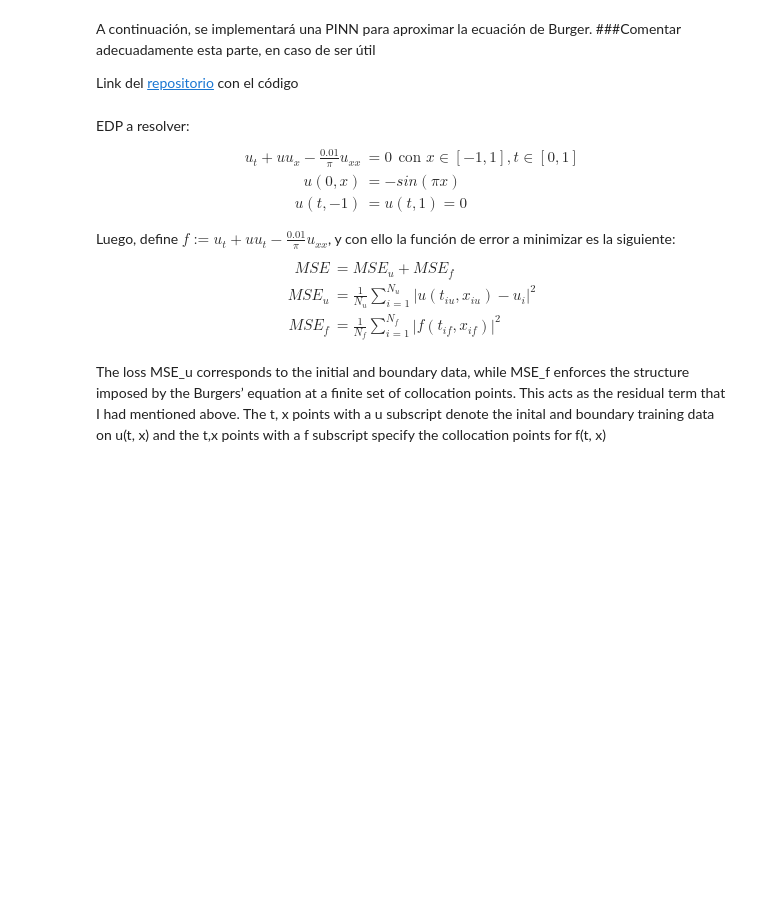
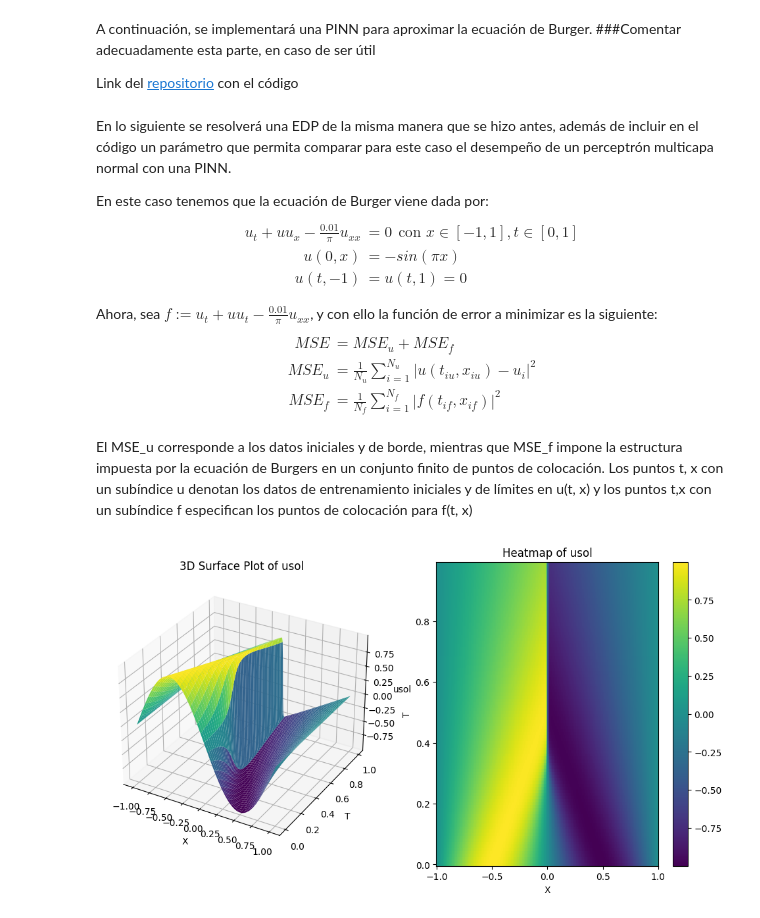
Before and after one commit to vspartamo/PINNs-EDPN, a Jupyter notebook: Baseline.ipynb, the cells around one changed output. Cells and saved outputs as stored; diff of their text form; code cells hidden in the pictures; blank space fills up the shorter version.

Commit message:
Add: comentarios en EDP Burger

```diff
--- a/Baseline.ipynb
+++ b/Baseline.ipynb
@@ -454,21 +387,23 @@ A continuación, se implementará una PINN para aproximar la ecuación de Burger
 
 Link del [repositorio](https://github.com/HridayM25/Physics-Informed-NN) con el código
 # %% [markdown]
-EDP a resolver:
+En lo siguiente se resolverá una EDP de la misma manera que se hizo antes, además de incluir en el código un parámetro que permita comparar para este caso el desempeño de un perceptrón multicapa normal con una PINN.
+
+En este caso tenemos que la ecuación de Burger viene dada por:
 \begin{align*}
 u_t+uu_x -\frac{0.01}{\pi}u_{xx} &= 0 \hspace{5pt} \text{con } x\in[-1,1], t\in[0,1]\\
 u(0,x) &= -sin(\pi x)\\
 u(t,-1) &= u(t,1) = 0
 \end{align*}
 
-Luego, define $f := u_t+uu_t-\frac{0.01}{\pi}u_{xx}$, y con ello la función de error a minimizar es la siguiente:
+Ahora, sea $f := u_t+uu_t-\frac{0.01}{\pi}u_{xx}$, y con ello la función de error a minimizar es la siguiente:
 \begin{align*}
 MSE &= MSE_u + MSE_f\\
 MSE_u &= \frac{1}{N_u} \sum_{i=1}^{N_u}|u(t_{iu},x_{iu})-u_i|^2\\
 MSE_f &= \frac{1}{N_f} \sum_{i=1}^{N_f}|f(t_{if},x_{if})|^2\\
 \end{align*}
 
-The loss MSE_u corresponds to the initial and boundary data, while MSE_f enforces the structure imposed by the Burgers’ equation at a finite set of collocation points. This acts as the residual term that I had mentioned above. The t, x points with a u subscript denote the inital and boundary training data on u(t, x) and the t,x points with a f subscript specify the collocation points for f(t, x)
+El MSE_u corresponde a los datos iniciales y de borde, mientras que MSE_f impone la estructura impuesta por la ecuación de Burgers en un conjunto finito de puntos de colocación. Los puntos t, x con un subíndice u denotan los datos de entrenamiento iniciales y de límites en u(t, x) y los puntos t,x con un subíndice f especifican los puntos de colocación para f(t, x)
 # %%
 # Comenzamos cargando la data
 import scipy.io
@@ -484,6 +417,45 @@ X, T = np.meshgrid(x, t)
 train = torch.concat([torch.Tensor(X.flatten()[:, None]), torch.Tensor(T.flatten()[:, None])], 1)
 X_min = train.min(0)
 X_max = train.max(0)
+# %%
+import matplotlib.pyplot as plt
+from mpl_toolkits.mplot3d import Axes3D
+
+# Cargamos la data
+data = scipy.io.loadmat('burgers_shock.mat')
+x = data['x'].flatten()[:, None]
+t = data['t'].flatten()[:, None]
+usol = np.real(data['usol']).T
+
+# Creamos las mallas
+X, T = np.meshgrid(x, t)
+
+# Convertimos los datos para entrenamiento
+train = torch.cat([torch.Tensor(X.flatten()[:, None]), torch.Tensor(T.flatten()[:, None])], 1)
+X_min = train.min(0)[0]
+X_max = train.max(0)[0]
+
+# Gráfico de superficie
+fig = plt.figure(figsize=(12, 6))
+ax = fig.add_subplot(121, projection='3d')
+surf = ax.plot_surface(X, T, usol, cmap='viridis')
+ax.set_xlabel('X')
+ax.set_ylabel('T')
+ax.set_zlabel('usol')
+ax.set_title('3D Surface Plot of usol')
+#fig.colorbar(surf, ax=ax, shrink=0.5, aspect=5)
+
+
+# Mapa de calor
+ax2 = fig.add_subplot(122)
+c = ax2.pcolormesh(X, T, usol, shading='auto', cmap='viridis')
+ax2.set_xlabel('X')
+ax2.set_ylabel('T')
+ax2.set_title('Heatmap of usol')
+fig.colorbar(c, ax=ax2)
+plt.show()
+# %% [output]
+[figure, added]
 # %%
 #arriba podemos redefinir estas variables por el nombre que tienen,
 # o cambiarlas en el resto del código, lo dejo así momentaneamente
```
Also changed, not shown: parts of 13 cells of this notebook.
